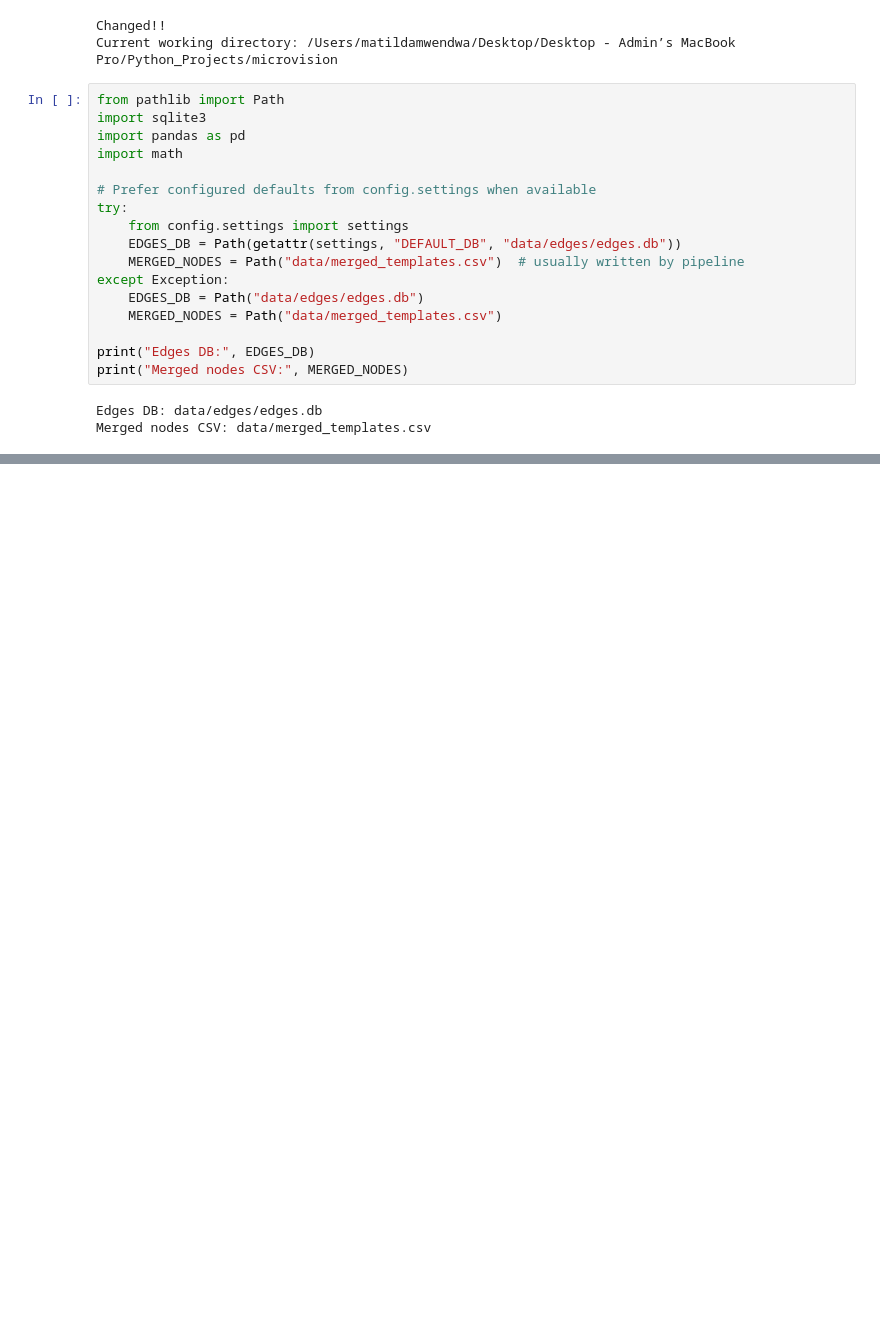
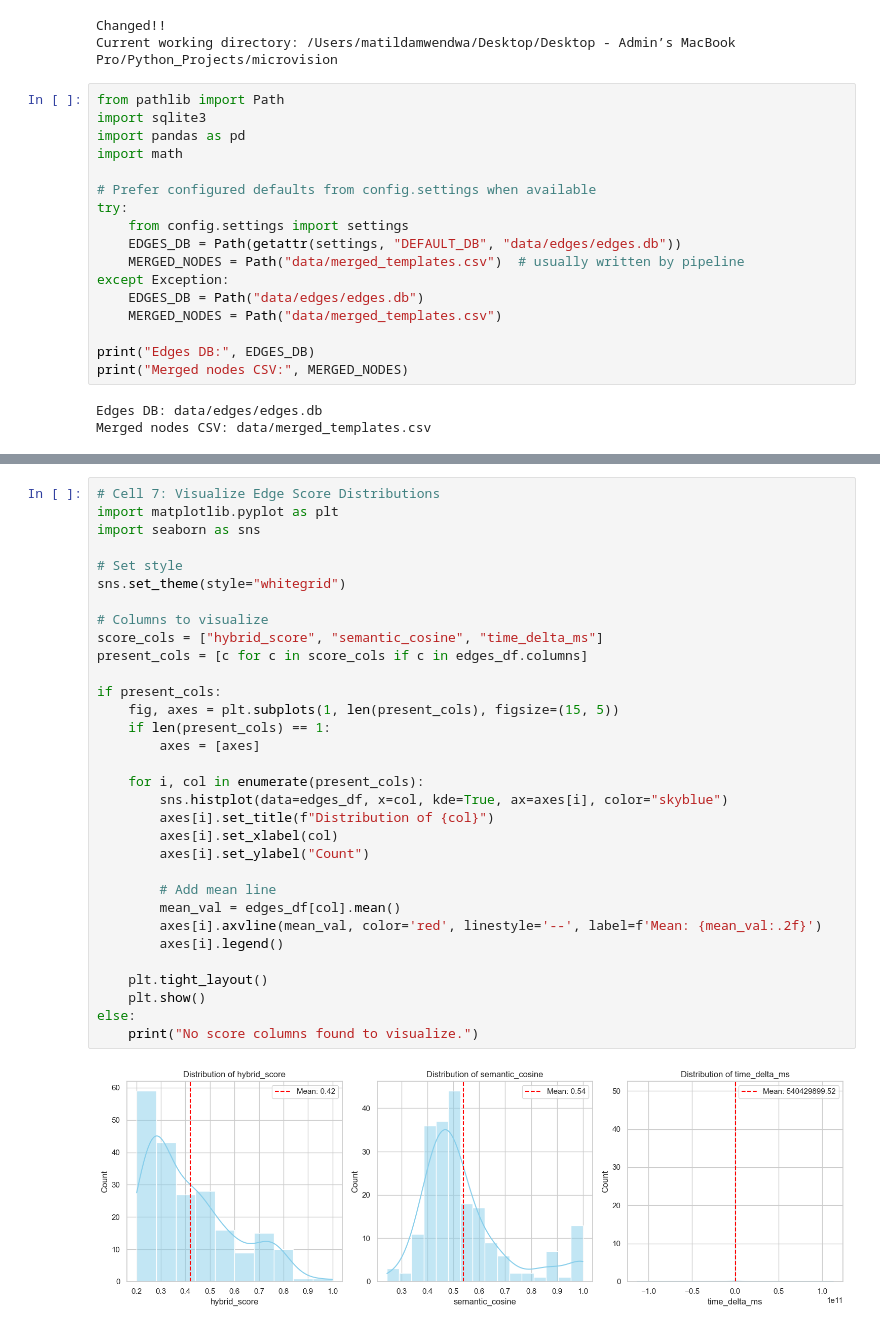
Before and after one commit to matilda1740/microvision, a Jupyter notebook: notebooks/03_exploregraphs.ipynb, the cells around one changed output, grey strips where cells are left out. Saved outputs shown, nothing was run; the diff lists cells and outputs as text; blank space fills up the shorter version.

```diff
--- a/notebooks/03_exploregraphs.ipynb
+++ b/notebooks/03_exploregraphs.ipynb
@@ -212,0 +235,34 @@ Subgraph nodes: 22 edges: 182
+# %%
+# Cell 7: Visualize Edge Score Distributions
+import matplotlib.pyplot as plt
+import seaborn as sns
+
+# Set style
+sns.set_theme(style="whitegrid")
+
+# Columns to visualize
+score_cols = ["hybrid_score", "semantic_cosine", "time_delta_ms"]
+present_cols = [c for c in score_cols if c in edges_df.columns]
+
+if present_cols:
+    fig, axes = plt.subplots(1, len(present_cols), figsize=(15, 5))
+    if len(present_cols) == 1:
+        axes = [axes]
+
+    for i, col in enumerate(present_cols):
+        sns.histplot(data=edges_df, x=col, kde=True, ax=axes[i], color="skyblue")
+        axes[i].set_title(f"Distribution of {col}")
+        axes[i].set_xlabel(col)
+        axes[i].set_ylabel("Count")
+
+        # Add mean line
+        mean_val = edges_df[col].mean()
+        axes[i].axvline(mean_val, color='red', linestyle='--', label=f'Mean: {mean_val:.2f}')
+        axes[i].legend()
+
+    plt.tight_layout()
+    plt.show()
+else:
+    print("No score columns found to visualize.")
+# %% [output]
+[figure, added]
```
Also changed, not shown: parts of 6 cells of this notebook, 59 other files.
